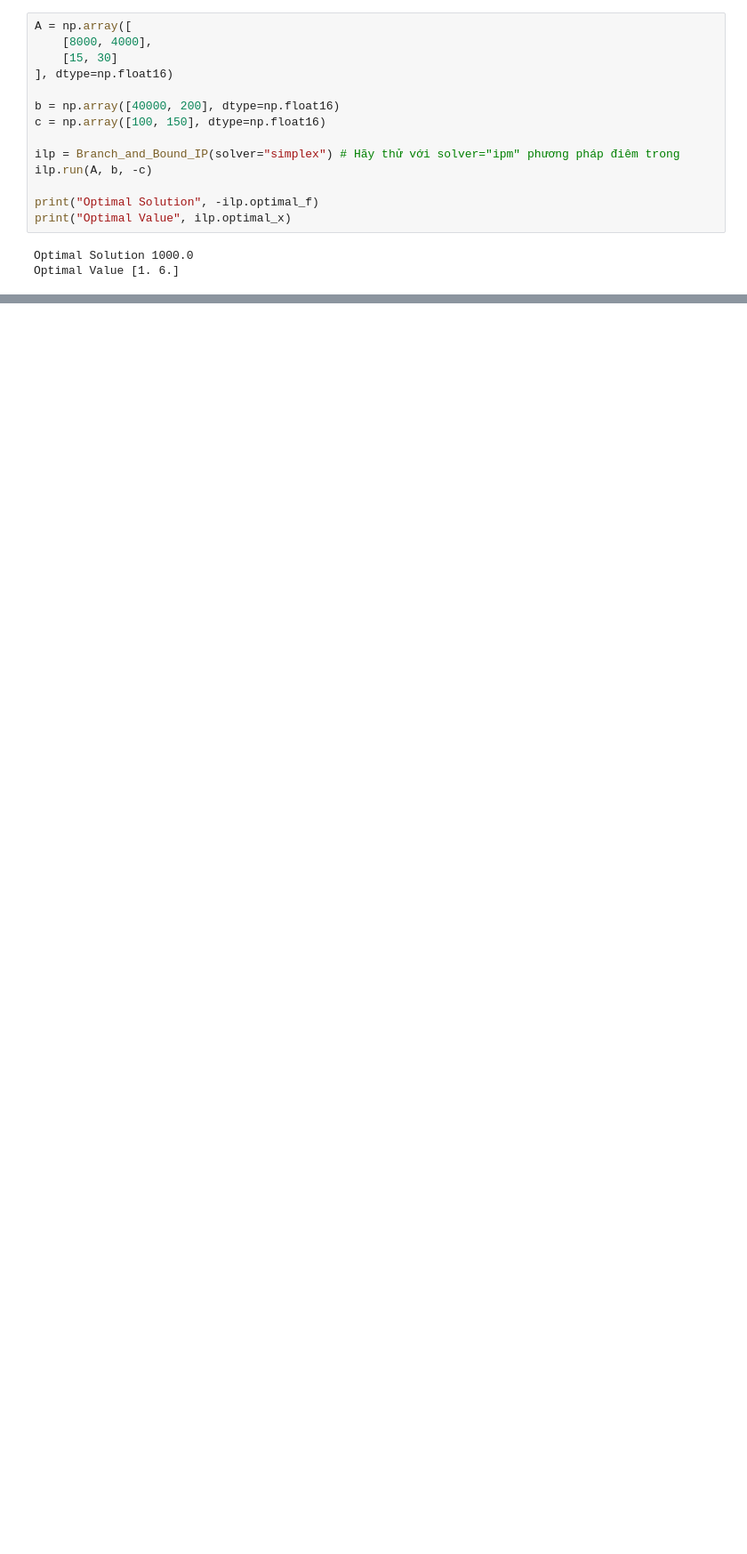
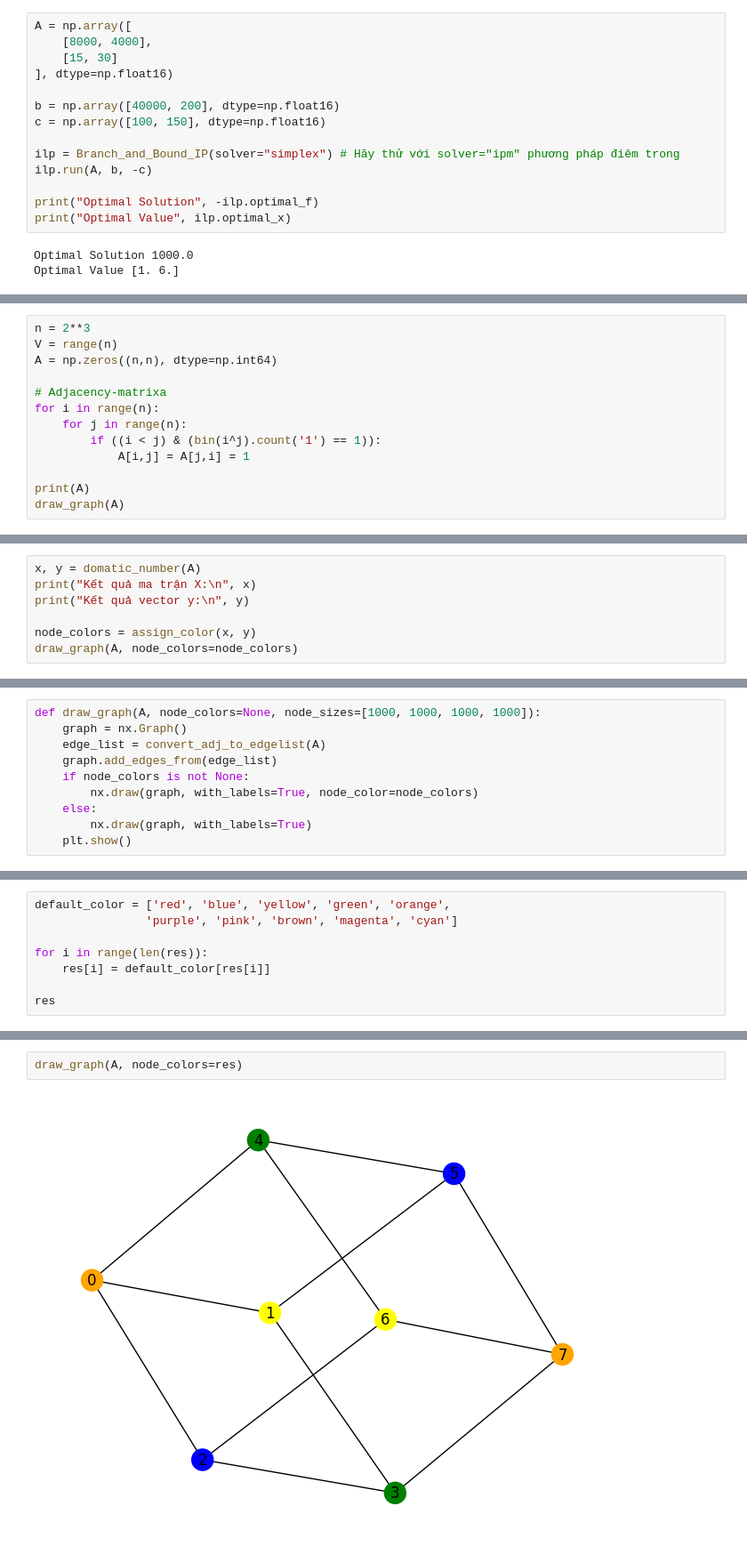
Before and after one commit to kyle-paul/pima, a Jupyter notebook: Notebook.ipynb, the cells around one changed output, grey strips where cells are left out. Shown: that part at 89% size. Saved outputs shown, nothing was run; the diff lists cells and outputs as text; blank space fills up the shorter version.

```diff
--- a/Notebook.ipynb
+++ b/Notebook.ipynb
@@ -395,0 +631,13 @@ Kiểm tra kết quả và so sánh cách giải ILP với quy hoạch động v
+# %%
+n = 2**3
+V = range(n)
+A = np.zeros((n,n), dtype=np.int64)
+
+# Adjacency-matrixa
+for i in range(n):
+    for j in range(n):
+        if ((i < j) & (bin(i^j).count('1') == 1)):
+            A[i,j] = A[j,i] = 1
+
+print(A)
+draw_graph(A)
@@ -395,0 +654,7 @@ Kiểm tra kết quả và so sánh cách giải ILP với quy hoạch động v
+# %%
+x, y = domatic_number(A)
+print("Kết quả ma trận X:\n", x)
+print("Kết quả vector y:\n", y)
+
+node_colors = assign_color(x, y)
+draw_graph(A, node_colors=node_colors)
@@ -395,0 +712,10 @@ Kiểm tra kết quả và so sánh cách giải ILP với quy hoạch động v
+# %%
+def draw_graph(A, node_colors=None, node_sizes=[1000, 1000, 1000, 1000]):
+    graph = nx.Graph()
+    edge_list = convert_adj_to_edgelist(A)
+    graph.add_edges_from(edge_list)
+    if node_colors is not None:
+        nx.draw(graph, with_labels=True, node_color=node_colors)
+    else:
+        nx.draw(graph, with_labels=True)
+    plt.show()
@@ -395,0 +733,8 @@ Kiểm tra kết quả và so sánh cách giải ILP với quy hoạch động v
+# %%
+default_color = ['red', 'blue', 'yellow', 'green', 'orange',
+                'purple', 'pink', 'brown', 'magenta', 'cyan']
+
+for i in range(len(res)):
+    res[i] = default_color[res[i]]
+
+res
@@ -395,0 +743,4 @@ Kiểm tra kết quả và so sánh cách giải ILP với quy hoạch động v
+# %%
+draw_graph(A, node_colors=res)
+# %% [output]
+[figure, added]
```
Also changed, not shown: parts of 23 cells of this notebook.
